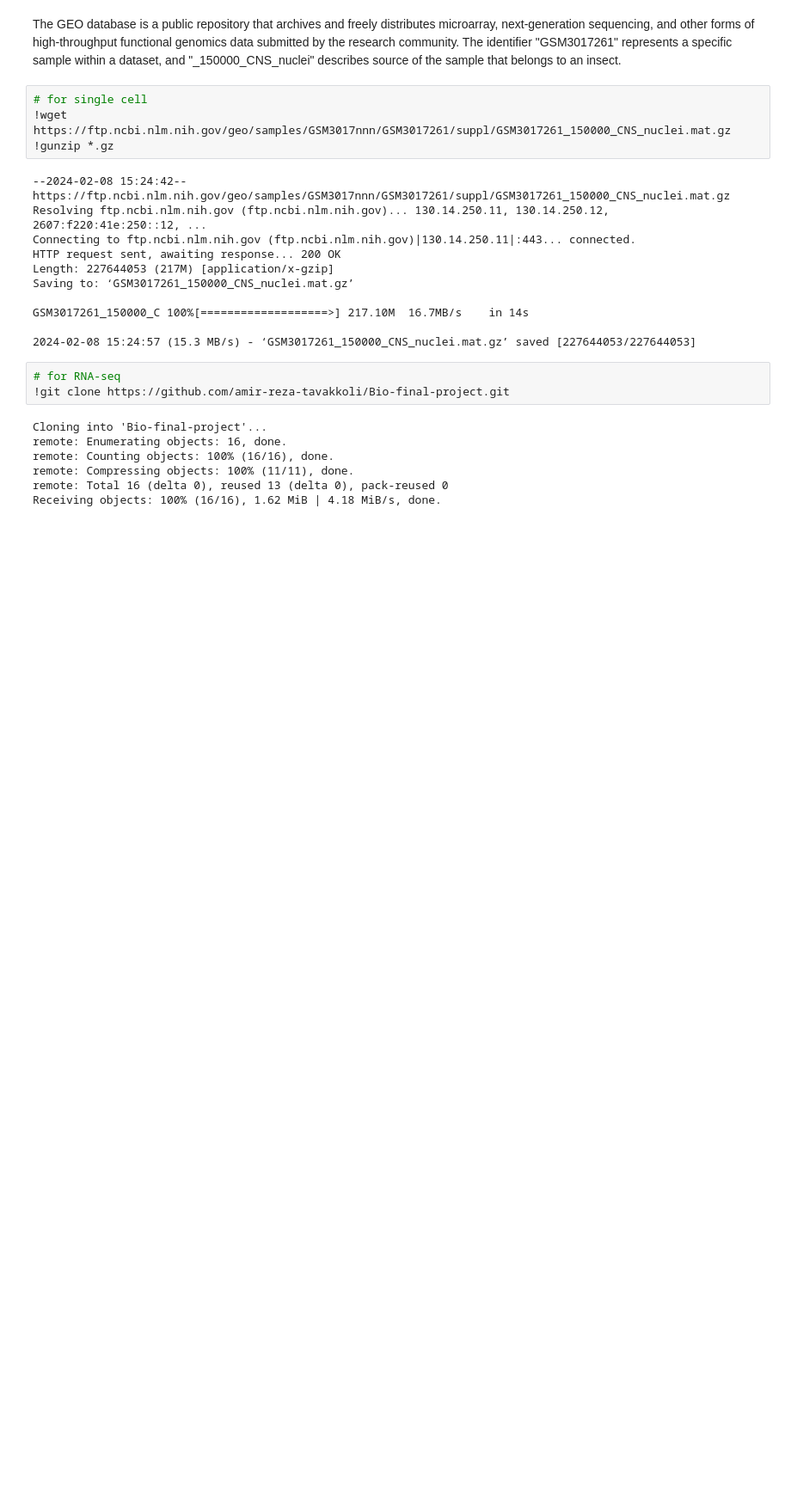
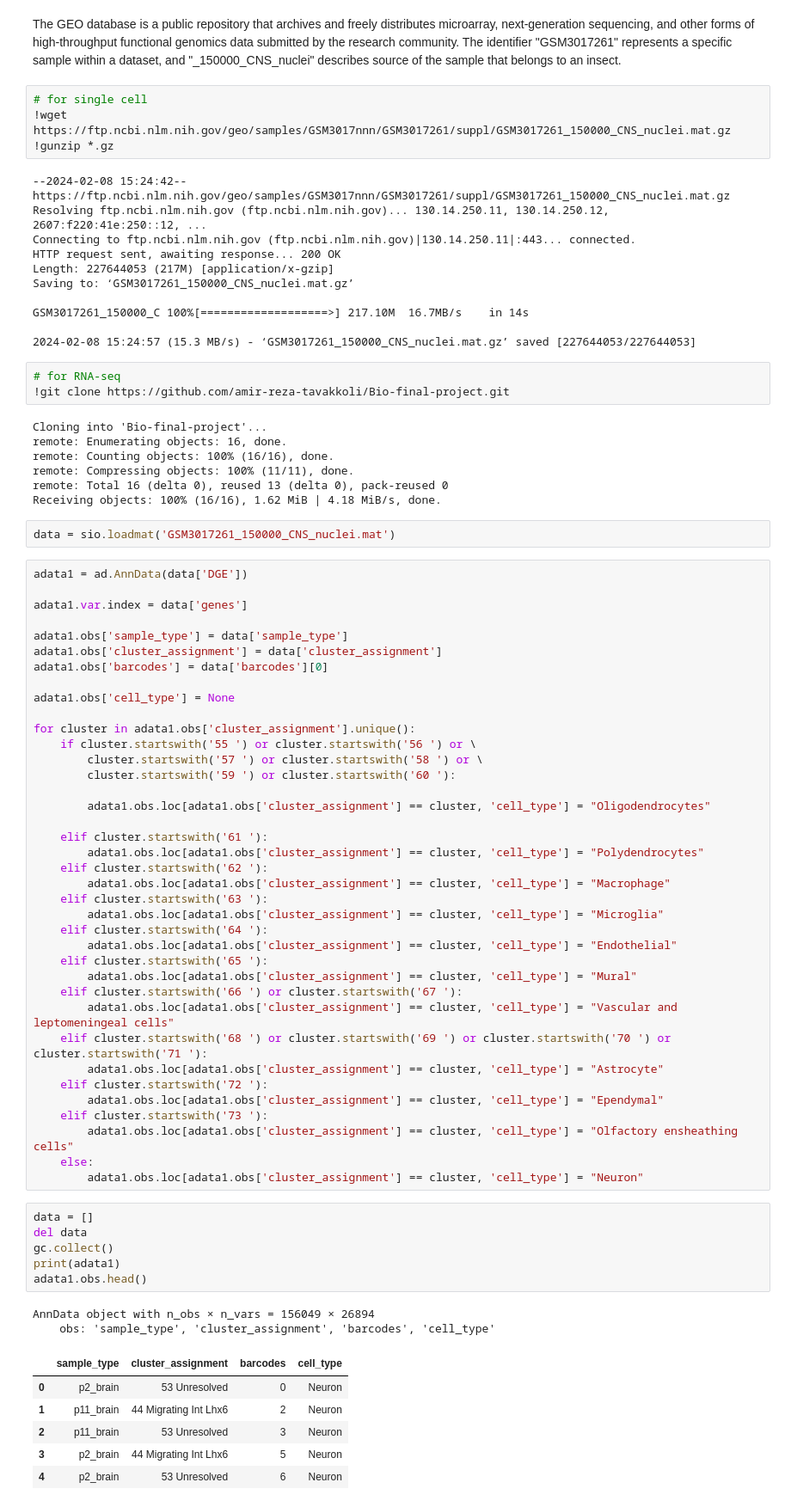
Before and after one commit to IntroductiontoBioinformaticsFall2023/intro-to-bio-sut-final-project, a Jupyter notebook: tasks/task-design-gene-ius-spotting/single-cell.ipynb, the cells around one changed output. Shown at 86% size. Saved outputs shown, nothing was run; the diff lists cells and outputs as text; blank space fills up the shorter version.

```diff
--- a/tasks/task-design-gene-ius-spotting/single-cell.ipynb
+++ b/tasks/task-design-gene-ius-spotting/single-cell.ipynb
@@ -245,3 +245,58 @@ remote: Counting objects: 100% (16/16), done.
 remote: Compressing objects: 100% (11/11), done.
 remote: Total 16 (delta 0), reused 13 (delta 0), pack-reused 0
 Receiving objects: 100% (16/16), 1.62 MiB | 4.18 MiB/s, done.
+# %%
+data = sio.loadmat('GSM3017261_150000_CNS_nuclei.mat')
+# %%
+adata1 = ad.AnnData(data['DGE'])
+
+adata1.var.index = data['genes']
+
+adata1.obs['sample_type'] = data['sample_type']
+adata1.obs['cluster_assignment'] = data['cluster_assignment']
+adata1.obs['barcodes'] = data['barcodes'][0]
+
+adata1.obs['cell_type'] = None
+
+for cluster in adata1.obs['cluster_assignment'].unique():
+    if cluster.startswith('55 ') or cluster.startswith('56 ') or \
+        cluster.startswith('57 ') or cluster.startswith('58 ') or \
+        cluster.startswith('59 ') or cluster.startswith('60 '):
+
+        adata1.obs.loc[adata1.obs['cluster_assignment'] == cluster, 'cell_type'] = "Oligodendrocytes"
+
+    elif cluster.startswith('61 '):
+        adata1.obs.loc[adata1.obs['cluster_assignment'] == cluster, 'cell_type'] = "Polydendrocytes"
+    elif cluster.startswith('62 '):
+        adata1.obs.loc[adata1.obs['cluster_assignment'] == cluster, 'cell_type'] = "Macrophage"
+    elif cluster.startswith('63 '):
+        adata1.obs.loc[adata1.obs['cluster_assignment'] == cluster, 'cell_type'] = "Microglia"
+    elif cluster.startswith('64 '):
+        adata1.obs.loc[adata1.obs['cluster_assignment'] == cluster, 'cell_type'] = "Endothelial"
+    elif cluster.startswith('65 '):
+        adata1.obs.loc[adata1.obs['cluster_assignment'] == cluster, 'cell_type'] = "Mural"
+    elif cluster.startswith('66 ') or cluster.startswith('67 '):
+        adata1.obs.loc[adata1.obs['cluster_assignment'] == cluster, 'cell_type'] = "Vascular and leptomeningeal cells"
+    elif cluster.startswith('68 ') or cluster.startswith('69 ') or cluster.startswith('70 ') or cluster.startswith('71 '):
+        adata1.obs.loc[adata1.obs['cluster_assignment'] == cluster, 'cell_type'] = "Astrocyte"
+    elif cluster.startswith('72 '):
+        adata1.obs.loc[adata1.obs['cluster_assignment'] == cluster, 'cell_type'] = "Ependymal"
+    elif cluster.startswith('73 '):
+        adata1.obs.loc[adata1.obs['cluster_assignment'] == cluster, 'cell_type'] = "Olfactory ensheathing cells"
+    else:
+        adata1.obs.loc[adata1.obs['cluster_assignment'] == cluster, 'cell_type'] = "Neuron"
+# %%
+data = []
+del data
+gc.collect()
+print(adata1)
+adata1.obs.head()
+# %% [output]
+AnnData object with n_obs × n_vars = 156049 × 26894
+    obs: 'sample_type', 'cluster_assignment', 'barcodes', 'cell_type'
+|  | sample_type | cluster_assignment | barcodes | cell_type |
+| 0 | p2_brain | 53 Unresolved | 0 | Neuron |
+| 1 | p11_brain | 44 Migrating Int Lhx6 | 2 | Neuron |
+| 2 | p11_brain | 53 Unresolved | 3 | Neuron |
+| 3 | p2_brain | 44 Migrating Int Lhx6 | 5 | Neuron |
+| 4 | p2_brain | 53 Unresolved | 6 | Neuron |
```
Also changed, not shown: parts of 4 cells of this notebook.
